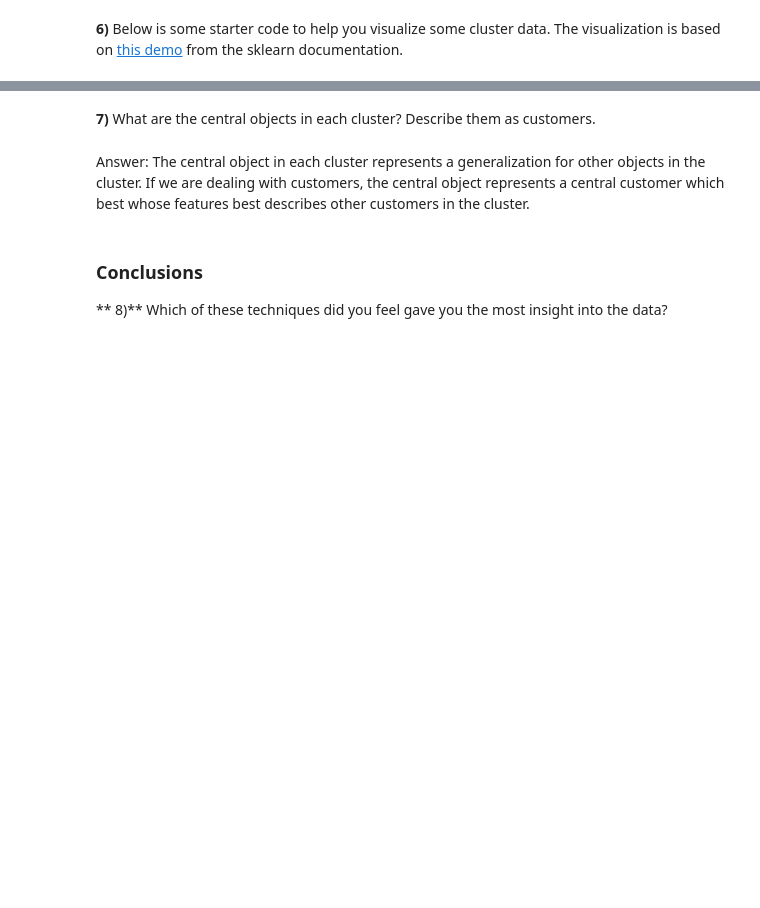
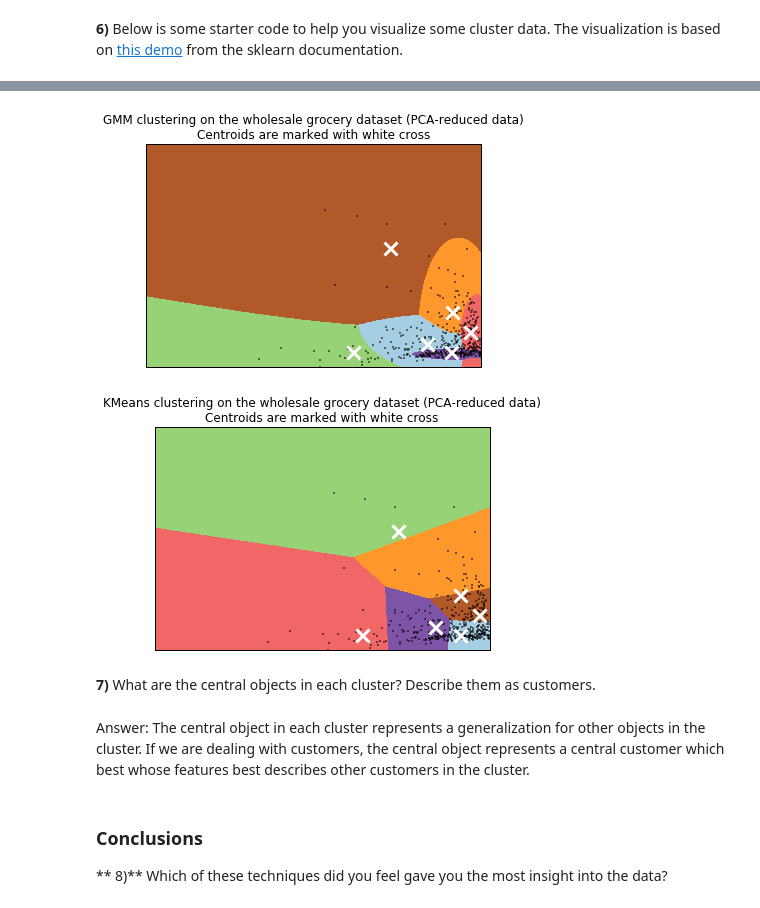
Before and after one commit to uncletomiwa/Customer-Segments, a Jupyter notebook: customer_segments.ipynb, the cells around one changed output, grey strips where cells are left out. Cells and saved outputs as stored; diff of their text form; code cells hidden in the pictures; blank space fills up the shorter version.

```diff
--- a/customer_segments.ipynb
+++ b/customer_segments.ipynb
@@ -161,7 +179,7 @@ hy = (y_max-y_min)/1000.
 xx, yy = np.meshgrid(np.arange(x_min, x_max, hx), np.arange(y_min, y_max, hy))
 
 # Obtain labels for each point in mesh. Use last trained model.
-Z = clusters.predict(np.c_[xx.ravel(), yy.ravel()])
+Z_GMM = clusters.predict(np.c_[xx.ravel(), yy.ravel()])
 # %%
 # TODO: Find the centroids for KMeans or the cluster means for GMM
 
@@ -202,3 +225,9 @@ plt.show()
+# %%
+draw(Z_GMM, mode='GMM')
+draw(Z_KMeans)
+# %% [output]
+[figure, added]
+[figure, added]
 # %% [markdown]
 **7)** What are the central objects in each cluster? Describe them as customers.
 # %% [markdown]
```
Also changed, not shown: parts of 23 cells of this notebook, 1 other file.
